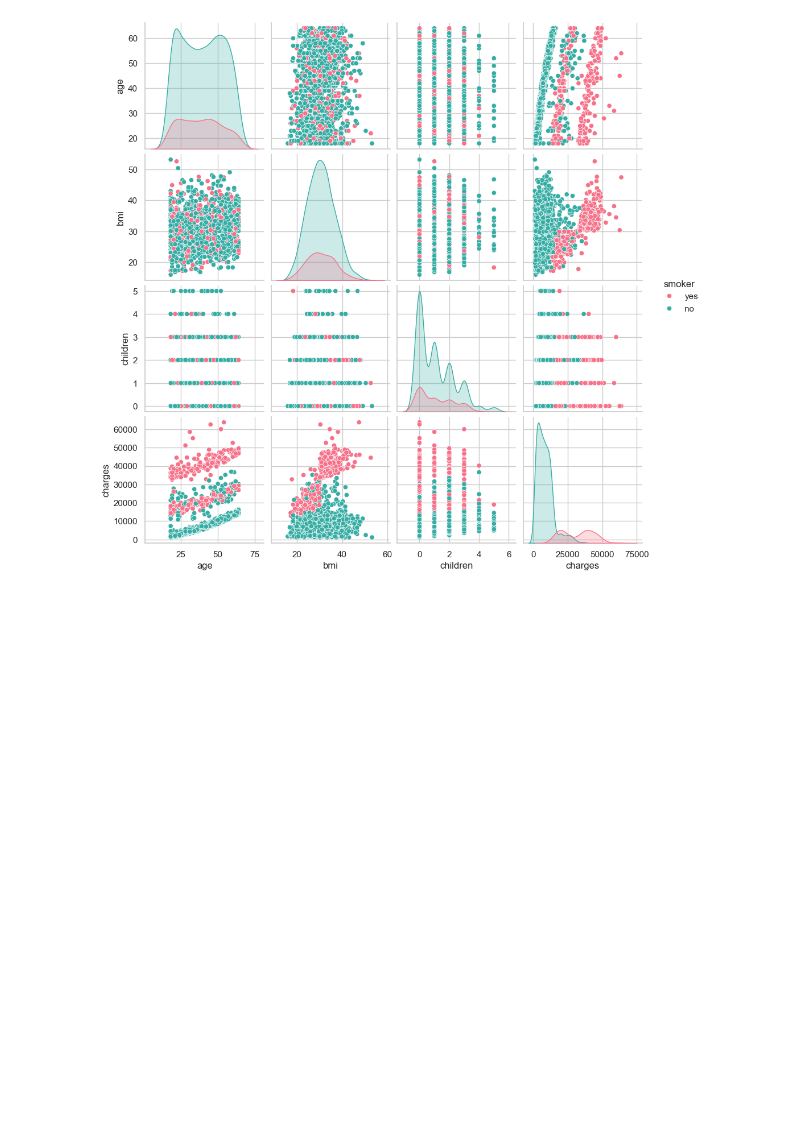
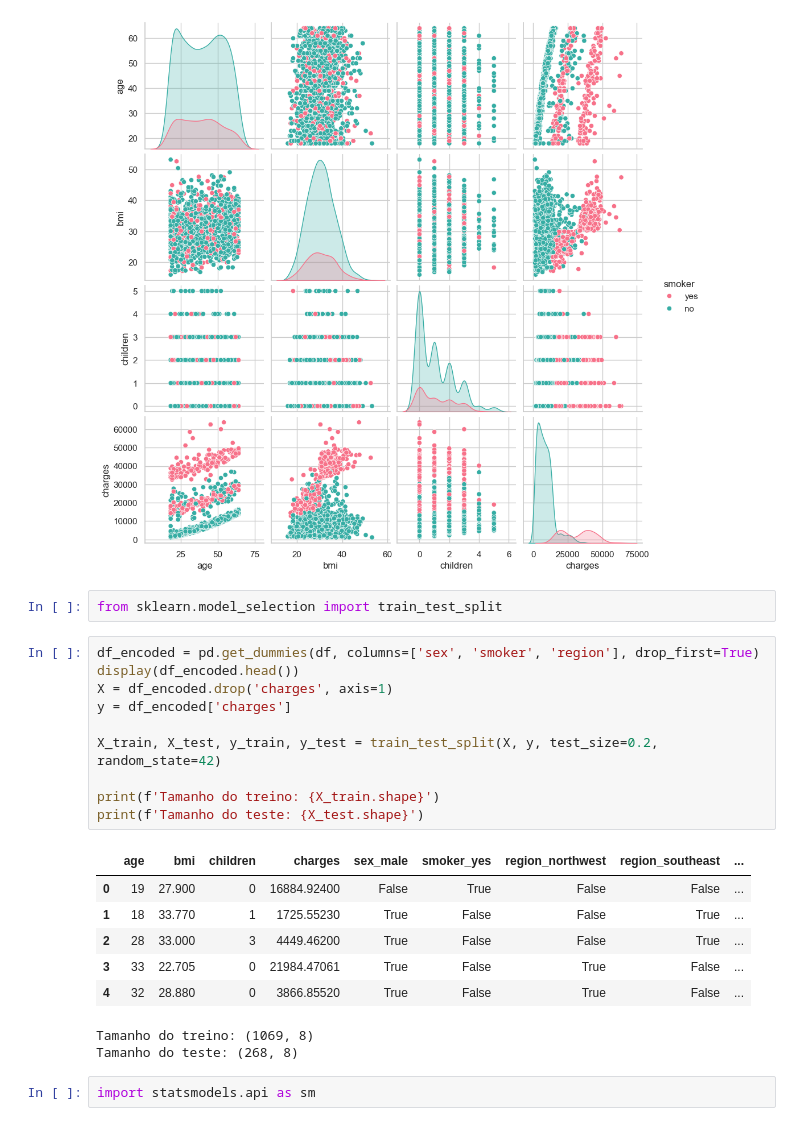
Before and after one commit to davib4d/insurance-data-analysis, a Jupyter notebook: projeto_modelagem.ipynb, the cells around one changed output. Cells and saved outputs as stored; diff of their text form; blank space fills up the shorter version.

Commit message:
pre-processamento de dados e implementação do modelo  da regressão linear e polinomial

```diff
--- a/projeto_modelagem.ipynb
+++ b/projeto_modelagem.ipynb
@@ -81,3 +81,26 @@ sns.pairplot(df, hue='smoker', palette='husl')
 plt.show()
 # %% [output]
 [figure]
+# %%
+from sklearn.model_selection import train_test_split
+# %%
+df_encoded = pd.get_dummies(df, columns=['sex', 'smoker', 'region'], drop_first=True)
+display(df_encoded.head())
+X = df_encoded.drop('charges', axis=1)
+y = df_encoded['charges']
+
+X_train, X_test, y_train, y_test = train_test_split(X, y, test_size=0.2, random_state=42)
+
+print(f'Tamanho do treino: {X_train.shape}')
+print(f'Tamanho do teste: {X_test.shape}')
+# %% [output]
+|  | age | bmi | children | charges | sex_male | smoker_yes | region_northwest | region_southeast | ... |
+| 0 | 19 | 27.900 | 0 | 16884.92400 | False | True | False | False | ... |
+| 1 | 18 | 33.770 | 1 | 1725.55230 | True | False | False | True | ... |
+| 2 | 28 | 33.000 | 3 | 4449.46200 | True | False | False | True | ... |
+| 3 | 33 | 22.705 | 0 | 21984.47061 | True | False | True | False | ... |
+| 4 | 32 | 28.880 | 0 | 3866.85520 | True | False | True | False | ... |
+Tamanho do treino: (1069, 8)
+Tamanho do teste: (268, 8)
+# %%
+import statsmodels.api as sm
```
Also changed, not shown: parts of 3 cells of this notebook.
